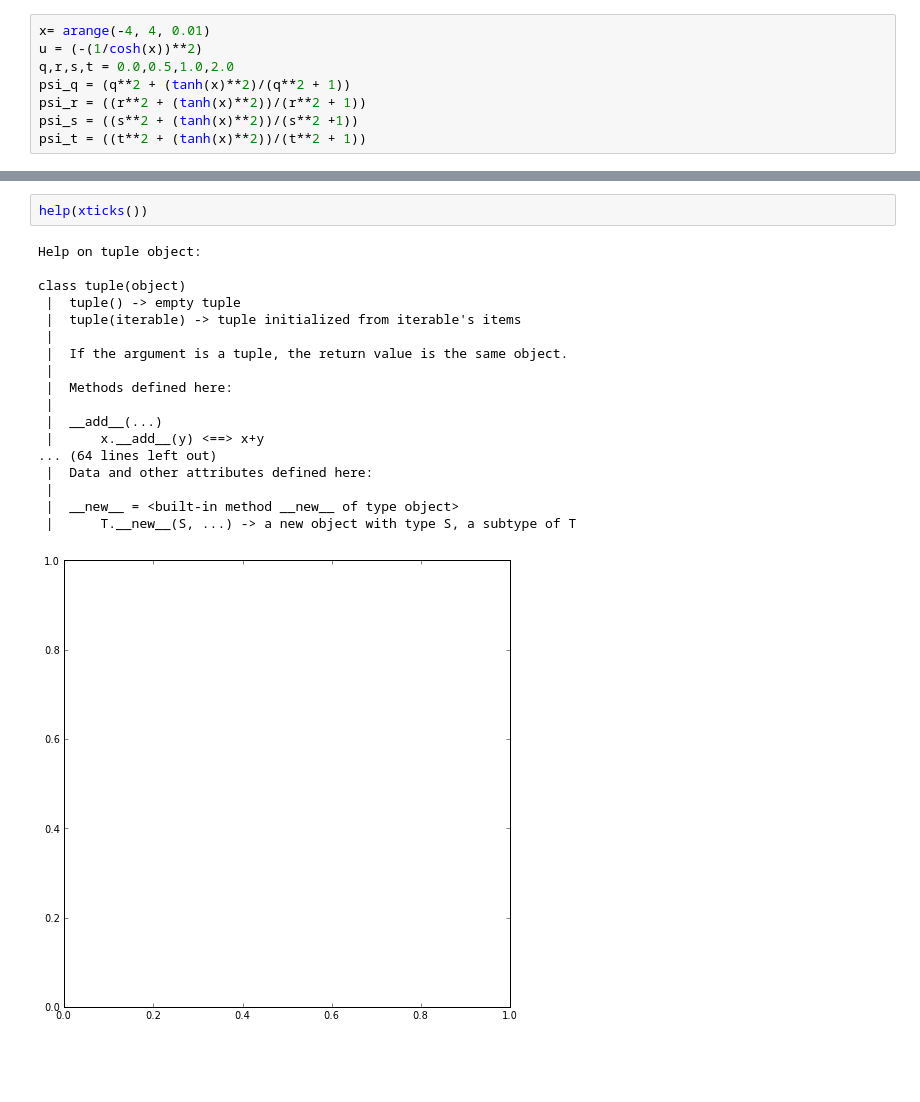
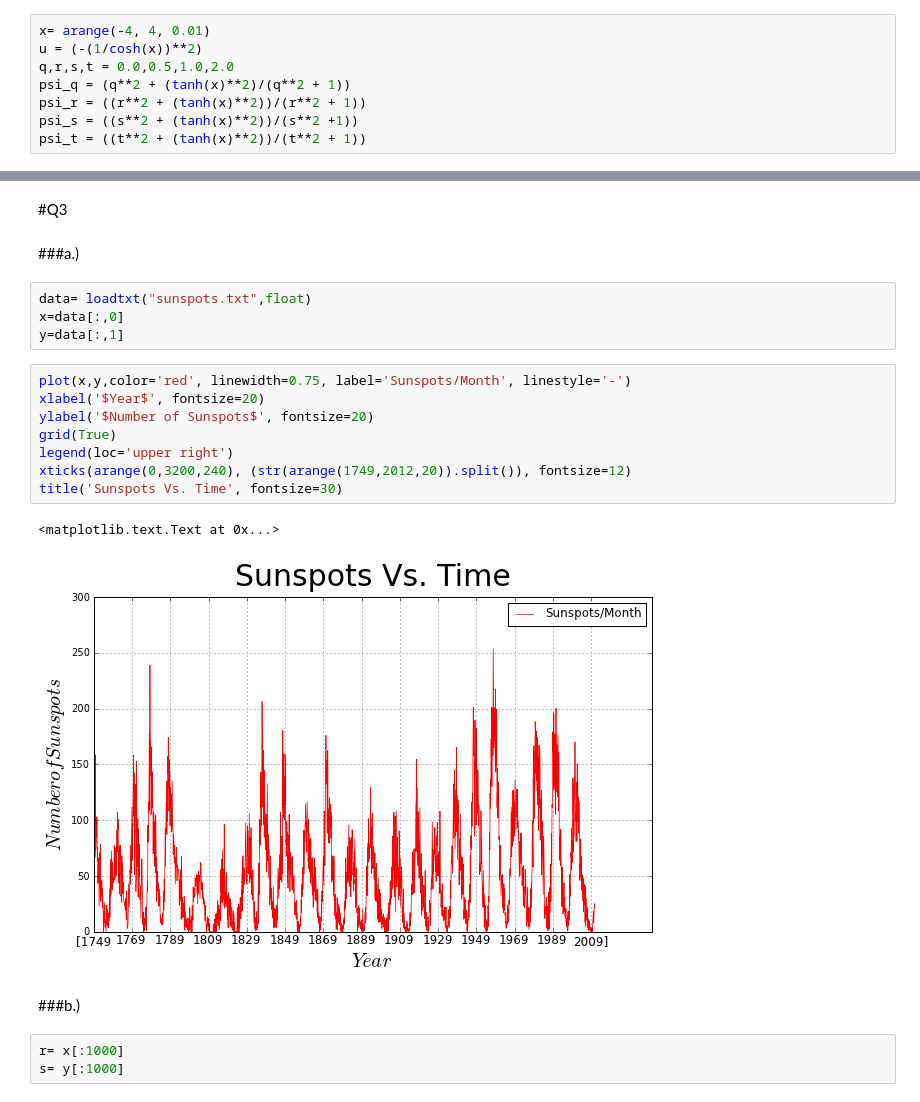
Before and after one commit to npilgram/PHYS202-S13, a Jupyter notebook: Week3/GraphicsEx2.ipynb, the cells around one changed output, grey strips where cells are left out. Drawn from its saved outputs; the diff is of its cells as text; blank space fills up the shorter version.

```diff
--- a/Week3/GraphicsEx2.ipynb
+++ b/Week3/GraphicsEx2.ipynb
@@ -56,21 +55,24 @@ ValueError: setting an array element with a sequence.
-# %%
-help(xticks())
-# %% [output]
-Help on tuple object:
-
-class tuple(object)
- |  tuple() -> empty tuple
- |  tuple(iterable) -> tuple initialized from iterable's items
- |
- |  If the argument is a tuple, the return value is the same object.
- |
- |  Methods defined here:
- |
- |  __add__(...)
- |      x.__add__(y) <==> x+y
-... (64 lines left out)
- |  Data and other attributes defined here:
- |
- |  __new__ = <built-in method __new__ of type object>
- |      T.__new__(S, ...) -> a new object with type S, a subtype of T
-[figure, removed]
+# %% [markdown]
+#Q3
+# %% [markdown]
+###a.)
+# %%
+data= loadtxt("sunspots.txt",float)
+x=data[:,0]
+y=data[:,1]
+# %%
+plot(x,y,color='red', linewidth=0.75, label='Sunspots/Month', linestyle='-')
+xlabel('$Year$', fontsize=20)
+ylabel('$Number of Sunspots$', fontsize=20)
+grid(True)
+legend(loc='upper right')
+xticks(arange(0,3200,240), (str(arange(1749,2012,20)).split()), fontsize=12)
+title('Sunspots Vs. Time', fontsize=30)
+# %% [output]
+<matplotlib.text.Text at 0x...>
+[figure, added]
+# %% [markdown]
+###b.)
+# %%
+r= x[:1000]
+s= y[:1000]
```
Also changed, not shown: parts of 29 cells of this notebook.
